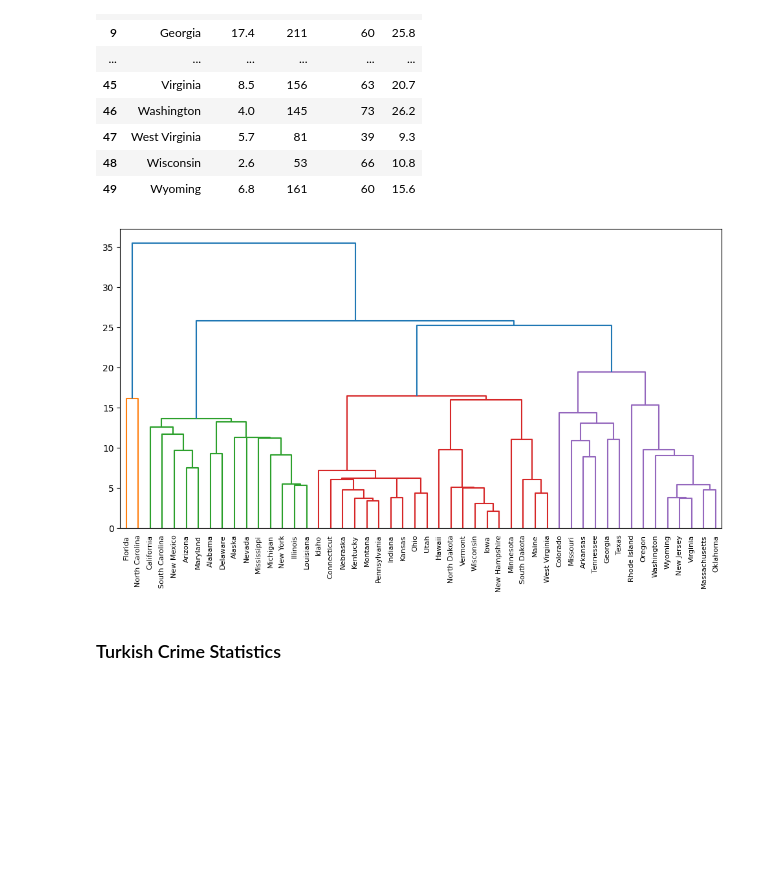
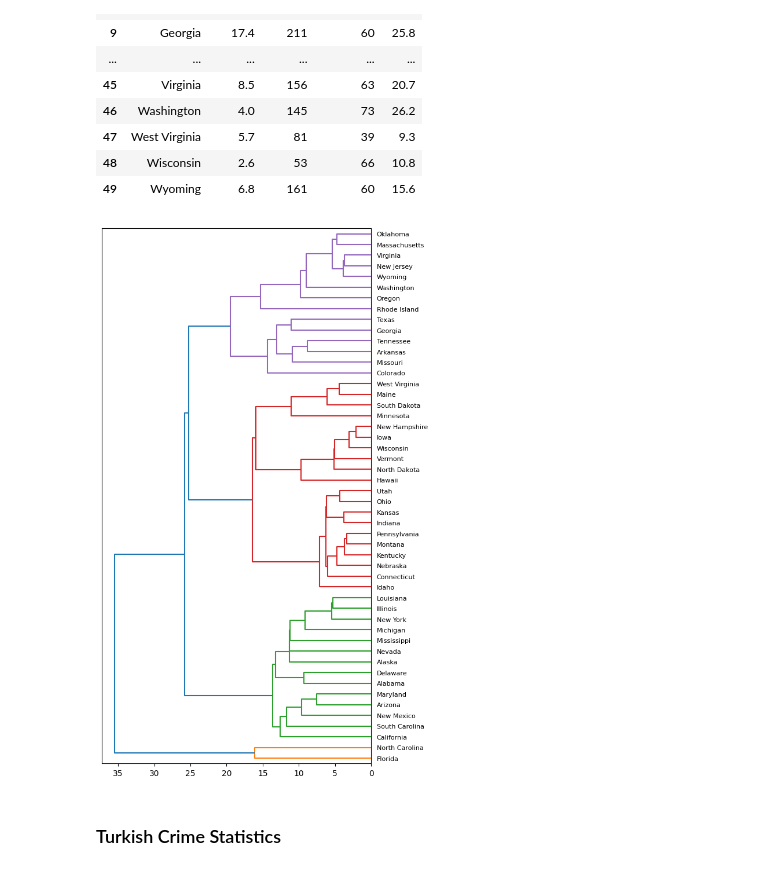
Before and after one commit to kaygun/MYZ309E, a Jupyter notebook: lectures/Lecture_05.ipynb, the cells around one changed output. Drawn from its saved outputs; the diff is of its cells as text; code cells hidden in the pictures; blank space fills up the shorter version.

```diff
--- a/lectures/Lecture_05.ipynb
+++ b/lectures/Lecture_05.ipynb
@@ -135,10 +135,10 @@ arrests
 X = arrests[['Murder','Assault','Rape']]
 y = arrests['rownames']
 # %%
-plt.figure(figsize=(12,6))
-den = hc.dendrogram(hc.linkage(X.to_numpy(), method='single'), orientation='top',labels=y.to_numpy())
+plt.figure(figsize=(6,12))
+den = hc.dendrogram(hc.linkage(X.to_numpy(), method='single'), orientation='left',labels=y.to_numpy())
 # %% [output]
-[figure, old version]
+[figure, new version]
 # %% [markdown]
 ### Turkish Crime Statistics
 # %%
```
Also changed, not shown: parts of 2 cells of this notebook.
